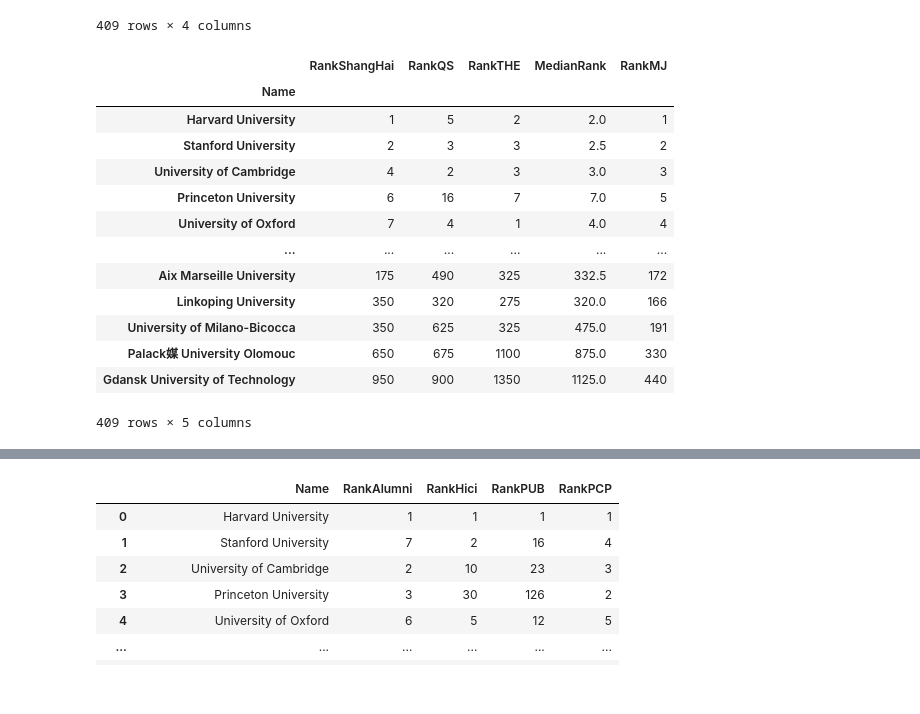
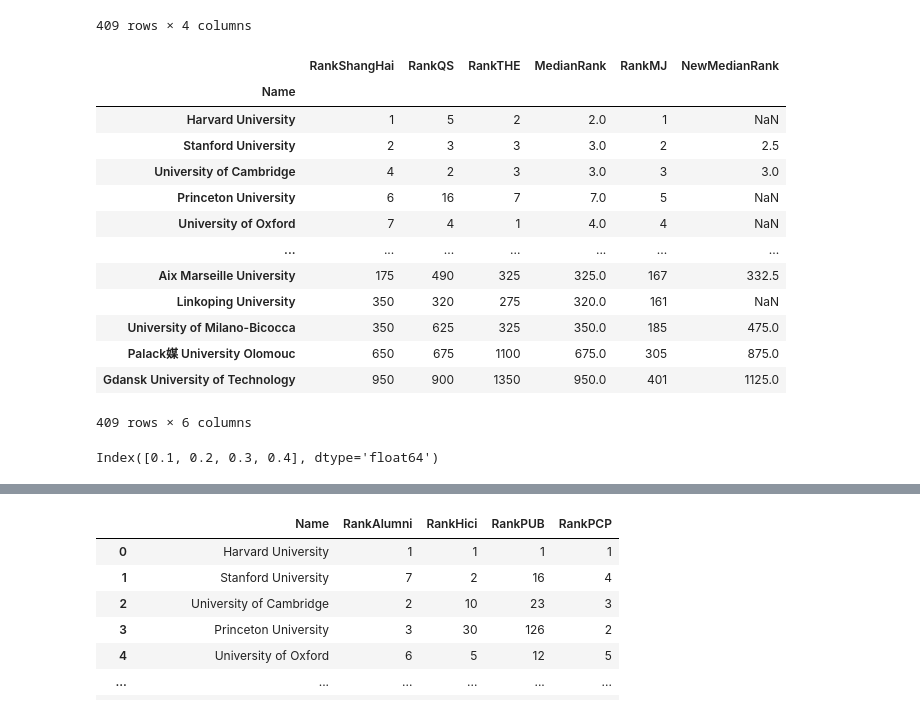
Before and after one commit to Menamot/ISCF, a Jupyter notebook: test.ipynb, the cells around one changed output, grey strips where cells are left out. Saved outputs shown, nothing was run; the diff lists cells and outputs as text; code cells hidden in the pictures.

```diff
--- a/test.ipynb
+++ b/test.ipynb
@@ -169,51 +169,63 @@ def MJ(rank):
     for median in sorted_medians:
         # 找出所有中位数排名相同的学校
         tied_df = rank[rank['MedianRank'] == median]
 
         # 如果只有一个学校，则直接分配当前排名
         if len(tied_df) == 1:
             rank.loc[tied_df.index, 'RankMJ'] = rankMJ
             rankMJ += 1
         else:
             # 如果有多个学校并列，根据其他排名的中位数来分配先后顺序
             for i in range(len(tied_df)):
                 t = []
                 label = False
                 for j in range(rank_number):
                     if tied_df.iloc[[i],[j]].values == tied_df.iloc[[i],[rank_number]].values and label == False:
                         label = True
                     else:
                         t.append(tied_df.iloc[[i],[j]].values)
                 tied_df.iloc[[i],[rank_number+2]] = np.median(t)
-
             # 根据平均排名对并列的学校进行排序
             tied_df = tied_df.sort_values(by='Temp')
-
+            aaa = tied_df['Temp'].value_counts()
             # 分配排名
+            cal=0
             for idx in tied_df.index:
+                rank.loc[idx, 'NewMedianRank'] = tied_df.loc[idx,'Temp']
                 rank.loc[idx, 'RankMJ'] = rankMJ
-                rank.loc[idx, 'MedianRank'] = tied_df.loc[idx,'Temp']
-                rankMJ += 1
+                cal += 1
+                if tied_df.loc[idx,'Temp'] in aaa.index:
+                    if cal == aaa[tied_df.loc[idx,'Temp']]:
+                        rankMJ += aaa[tied_df.loc[idx,'Temp']]
+                        cal=0
 
     return rank.drop('Temp', axis=1)
 
 df = MJ(sample_rank)
 df
 # %% [output]
-|  | RankShangHai | RankQS | RankTHE | MedianRank | RankMJ |
-| Name |  |  |  |  |  |
-| Harvard University | 1 | 5 | 2 | 2.0 | 1 |
-| Stanford University | 2 | 3 | 3 | 2.5 | 2 |
-| University of Cambridge | 4 | 2 | 3 | 3.0 | 3 |
-| Princeton University | 6 | 16 | 7 | 7.0 | 5 |
-| University of Oxford | 7 | 4 | 1 | 4.0 | 4 |
-| ... | ... | ... | ... | ... | ... |
-| Aix Marseille University | 175 | 490 | 325 | 332.5 | 172 |
-| Linkoping University | 350 | 320 | 275 | 320.0 | 166 |
-| University of Milano-Bicocca | 350 | 625 | 325 | 475.0 | 191 |
-| Palack媒 University Olomouc | 650 | 675 | 1100 | 875.0 | 330 |
-| Gdansk University of Technology | 950 | 900 | 1350 | 1125.0 | 440 |
+|  | RankShangHai | RankQS | RankTHE | MedianRank | RankMJ | NewMedianRank |
+| Name |  |  |  |  |  |  |
+| Harvard University | 1 | 5 | 2 | 2.0 | 1 | NaN |
+| Stanford University | 2 | 3 | 3 | 3.0 | 2 | 2.5 |
+| University of Cambridge | 4 | 2 | 3 | 3.0 | 3 | 3.0 |
+| Princeton University | 6 | 16 | 7 | 7.0 | 5 | NaN |
+| University of Oxford | 7 | 4 | 1 | 4.0 | 4 | NaN |
+| ... | ... | ... | ... | ... | ... | ... |
+| Aix Marseille University | 175 | 490 | 325 | 325.0 | 167 | 332.5 |
+| Linkoping University | 350 | 320 | 275 | 320.0 | 161 | NaN |
+| University of Milano-Bicocca | 350 | 625 | 325 | 350.0 | 185 | 475.0 |
+| Palack媒 University Olomouc | 650 | 675 | 1100 | 675.0 | 305 | 875.0 |
+| Gdansk University of Technology | 950 | 900 | 1350 | 950.0 | 401 | 1125.0 |
-409 rows × 5 columns
+409 rows × 6 columns
+# %%
+s = pd.Series([1, 2, 3, 4], index=[0.1, 0.2, 0.3, 0.4])
+
+# 选择索引为0.1的数据
+
+print(s.index)
+# %% [output]
+Index([0.1, 0.2, 0.3, 0.4], dtype='float64')
 # %%
 sample_rank2 = merged_rank.loc[:, ['Name','Alumni','Hici','PUB','PCP']]
 sample_rank2
```
Also changed, not shown: parts of 1 cell of this notebook.
